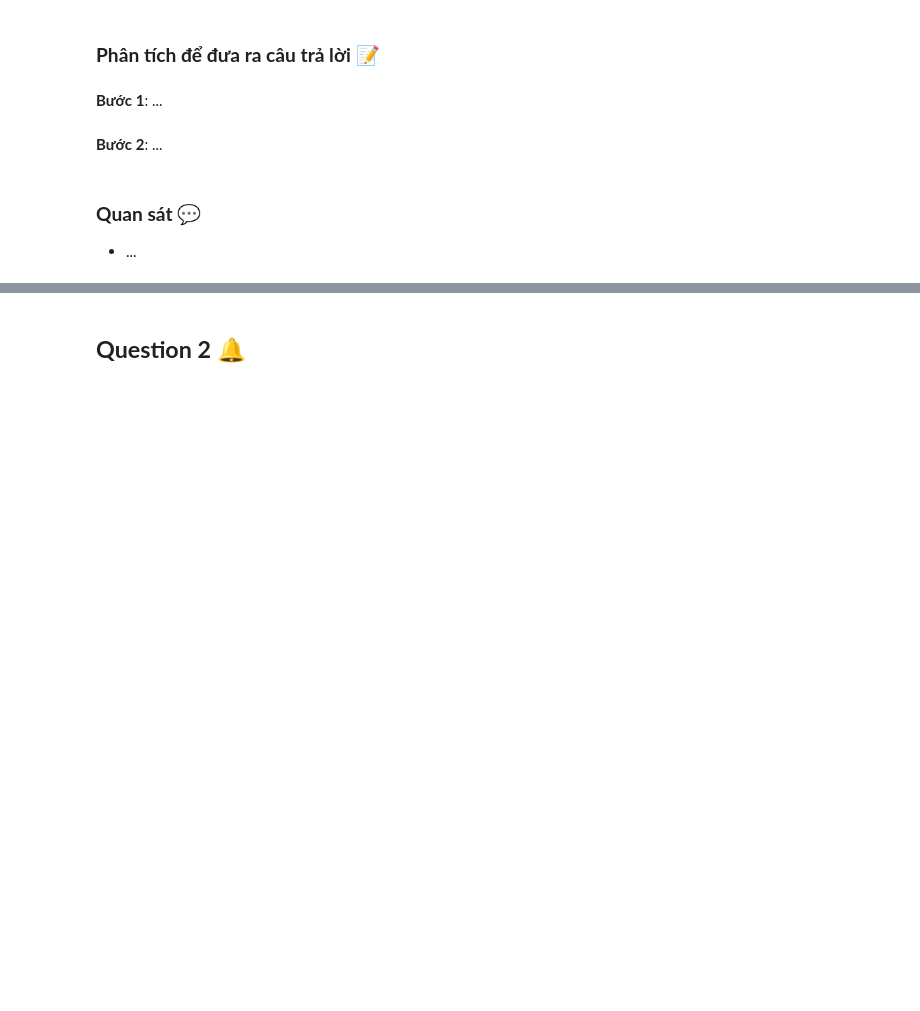
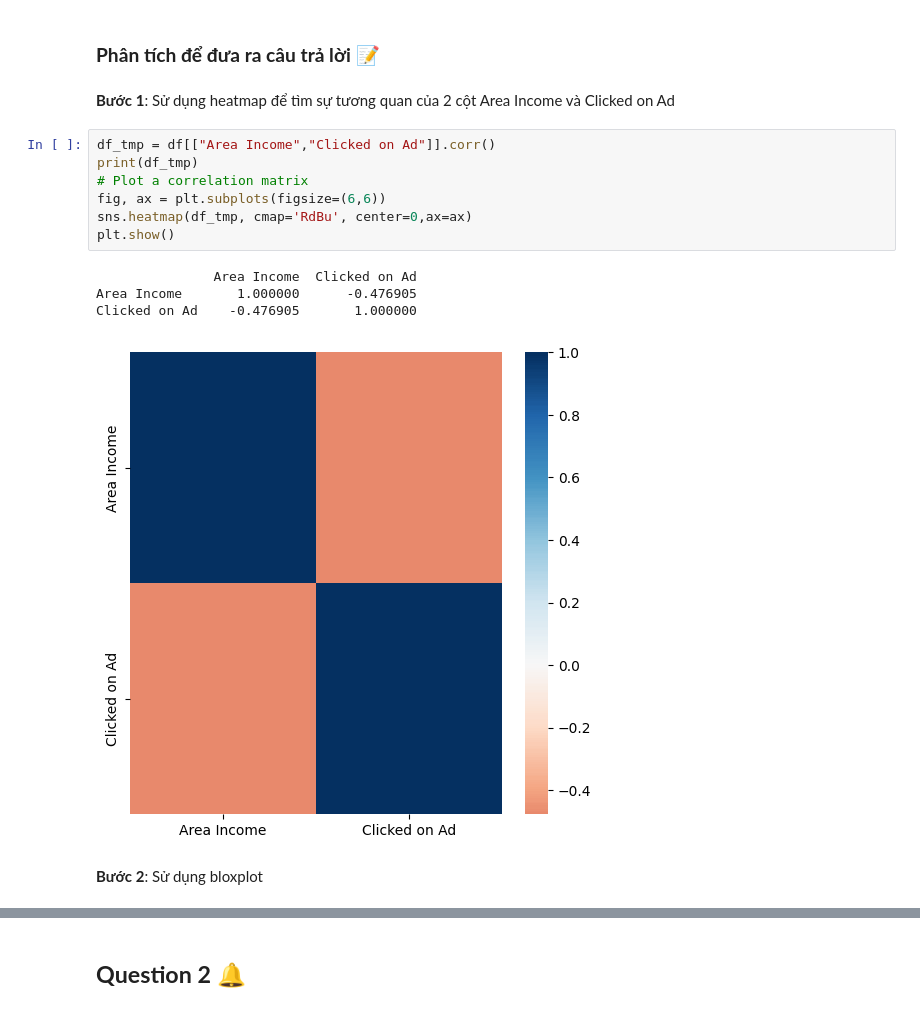
Before and after one commit to Alexieve/Applied-Data-Analytics, a Jupyter notebook: Notebooks/2-EDA/2_EDA.ipynb, the cells around one changed output, grey strips where cells are left out. Drawn from its saved outputs; the diff is of its cells as text; blank space fills up the shorter version.

```diff
--- a/Notebooks/2-EDA/2_EDA.ipynb
+++ b/Notebooks/2-EDA/2_EDA.ipynb
@@ -353,9 +387,18 @@ BƯỚC 5: Phân tích hai biến trong tập dữ liệu 🔥
 # %% [markdown]
 ### **Phân tích để đưa ra câu trả lời** 📝
-# %% [markdown]
-**Bước 1**: ...
+# %% [markdown]
+**Bước 1**: Sử dụng heatmap để tìm sự tương quan của 2 cột Area Income và Clicked on Ad
+# %%
+df_tmp = df[["Area Income","Clicked on Ad"]].corr()
+print(df_tmp)
+# Plot a correlation matrix
+fig, ax = plt.subplots(figsize=(6,6))
+sns.heatmap(df_tmp, cmap='RdBu', center=0,ax=ax)
+plt.show()
+# %% [output]
+               Area Income  Clicked on Ad
+Area Income       1.000000      -0.476905
+Clicked on Ad    -0.476905       1.000000
+[figure, added]
 # %% [markdown]
-**Bước 2**: ...
+**Bước 2**: Sử dụng bloxplot
-# %% [markdown]
-### **Quan sát** 💬
-- ...
```
Also changed, not shown: parts of 34 cells of this notebook.
